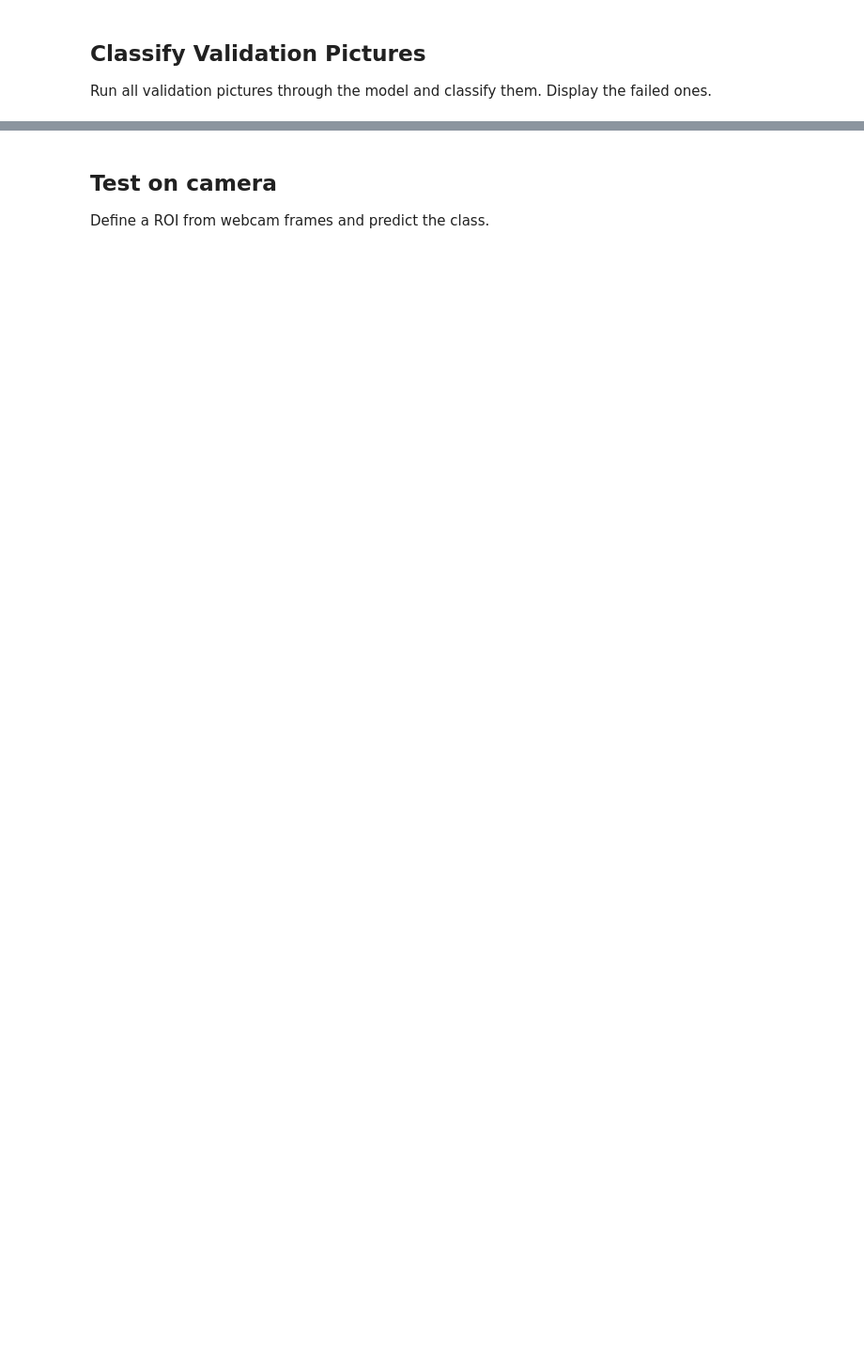
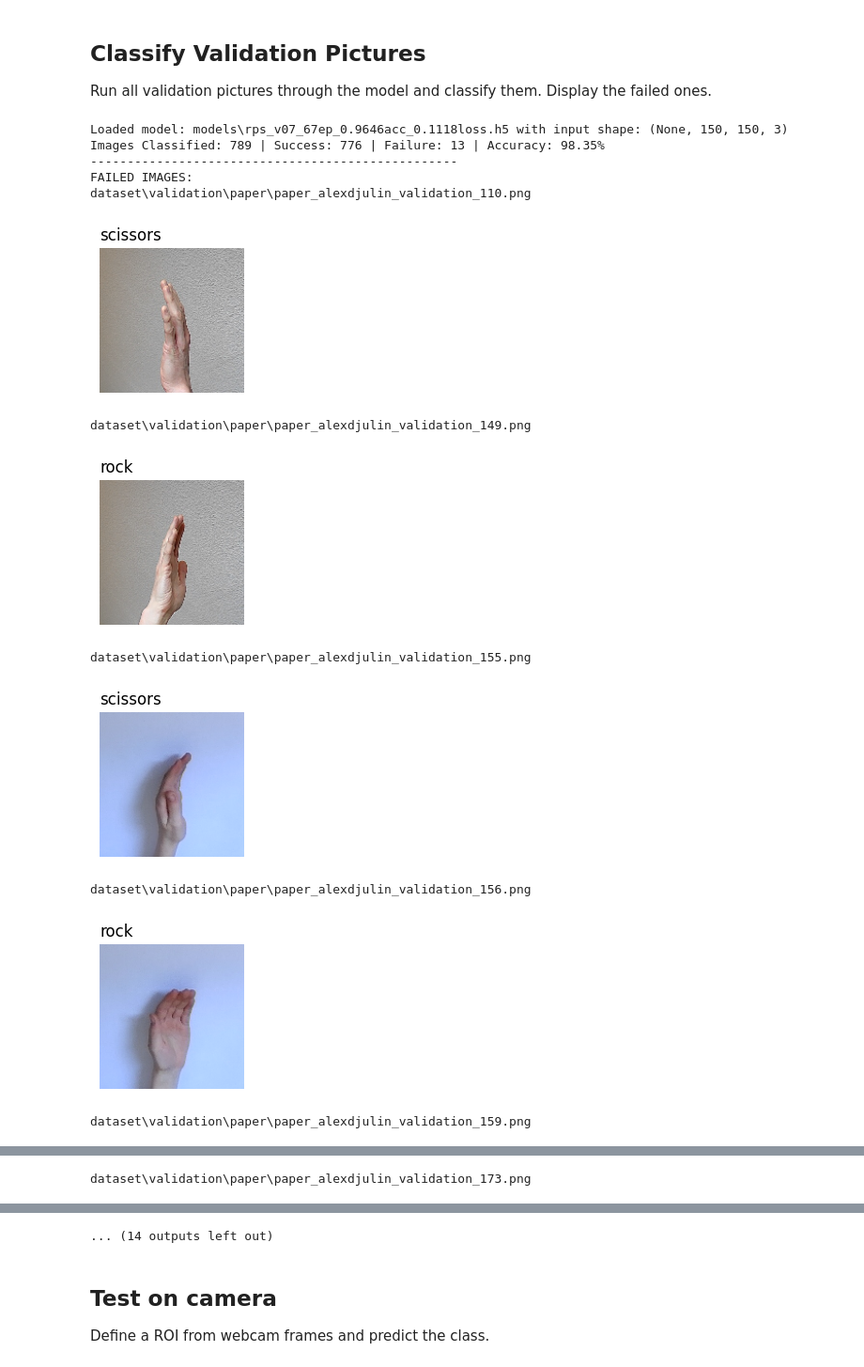
Before and after one commit to alexdjulin/RockPaperScissorsCNN, a Jupyter notebook: train_cnn.ipynb, the cells around one changed output, grey strips where cells are left out. Shown at 94% size. Cells and saved outputs as stored; diff of their text form; code cells hidden in the pictures; blank space fills up the shorter version.

Commit message:
Running code from all notebooks to generate output for the demo video

```diff
--- a/train_cnn.ipynb
+++ b/train_cnn.ipynb
@@ -282,32 +368,46 @@ for subfolder in ['rock', 'paper', 'scissors']:
         prediction_prob = model.predict(img_expanded, verbose=0)
 
         # Get predicted class index
         predicted_class_index = np.argmax(prediction_prob)
 
         # Map predicted class index to class label
         predicted_class_label = class_labels[predicted_class_index]
 
         # Print predicted class label
         if subfolder == predicted_class_label:
             success += 1
             result = 'success'
         else:
             failure += 1
             result = 'failure'
             failed_images.append((img_normalized, predicted_class_label, img_file))
 
         total += 1
-        to_print = f'\rImages Classified: {total} | Success: {success} | Failure: {failure} | Accuracy: {success/total*100:.2f}%'
-        print(f'{to_print:<100}', end=' ', flush=True)
+        to_print = f'Images Classified: {total} | Success: {success} | Failure: {failure} | Accuracy: {success/total*100:.2f}%'
+        print(f'{to_print}', end='\r', flush=True)
 
 # print failed images with prediction and path
 if failed_images:
     print(f"\n{50 * '-'}\nFAILED IMAGES:")
     for roi_copy, label, model_path in failed_images:
         print(model_path)
         img_size = 200
         plt.figure(figsize=(img_size/100, img_size/100))
         plt.imshow(roi_copy, cmap='gray')
         plt.title(label, loc='left')
         plt.axis('off')
         plt.show()
+# %% [output]
+Loaded model: models\rps_v07_67ep_0.9646acc_0.1118loss.h5 with input shape: (None, 150, 150, 3)
+Images Classified: 789 | Success: 776 | Failure: 13 | Accuracy: 98.35%
+--------------------------------------------------
+FAILED IMAGES:
+dataset\validation\paper\paper_alexdjulin_validation_110.png
+[figure, added]
+dataset\validation\paper\paper_alexdjulin_validation_149.png
+[figure, added]
+dataset\validation\paper\paper_alexdjulin_validation_155.png
+[figure, added]
+dataset\validation\paper\paper_alexdjulin_validation_156.png
+[figure, added]
+dataset\validation\paper\paper_alexdjulin_validation_159.png
@@ -313,0 +415 @@ if failed_images:
+dataset\validation\paper\paper_alexdjulin_validation_173.png
@@ -314,3 +417,4 @@ if failed_images:
+... (14 outputs left out)
 # %% [markdown]
 ## Test on camera
 Define a ROI from webcam frames and predict the class.
```
Also changed, not shown: parts of 15 cells of this notebook, 4 other files.
